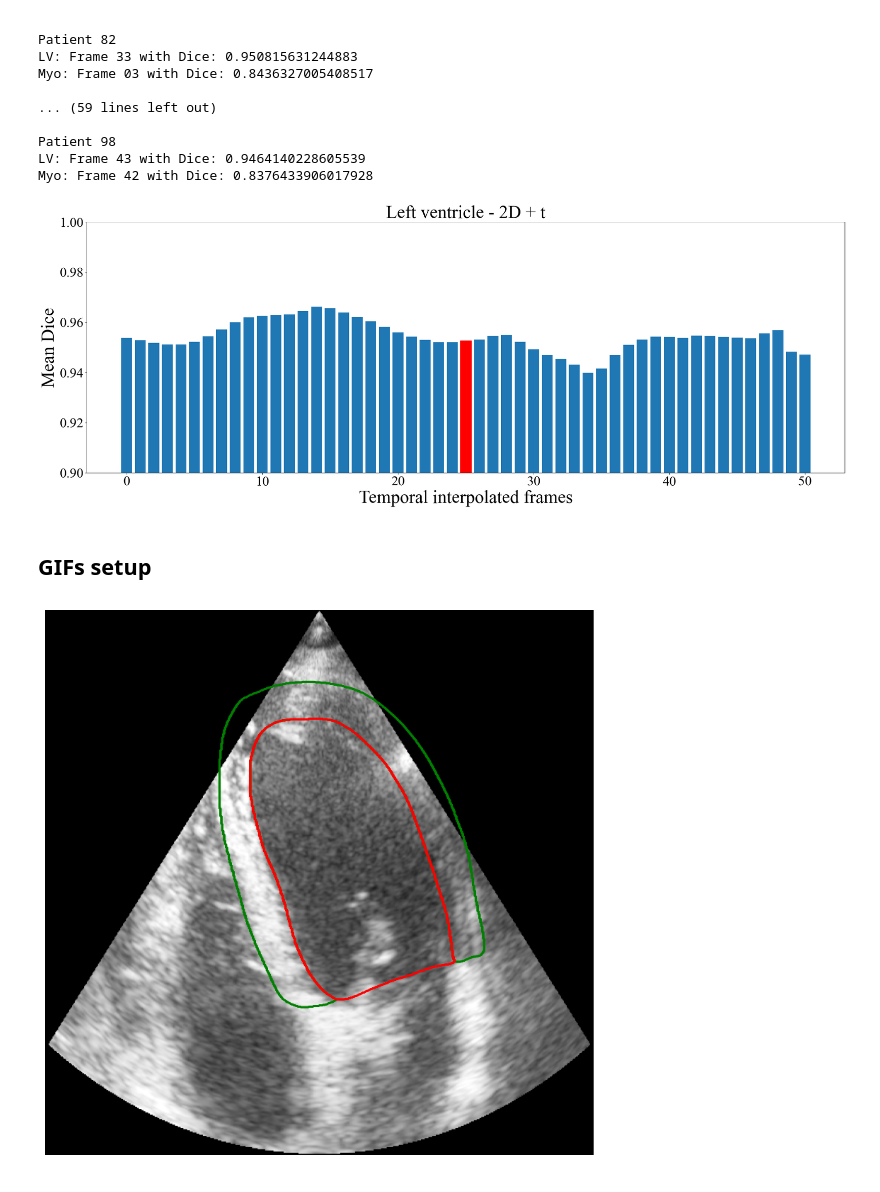
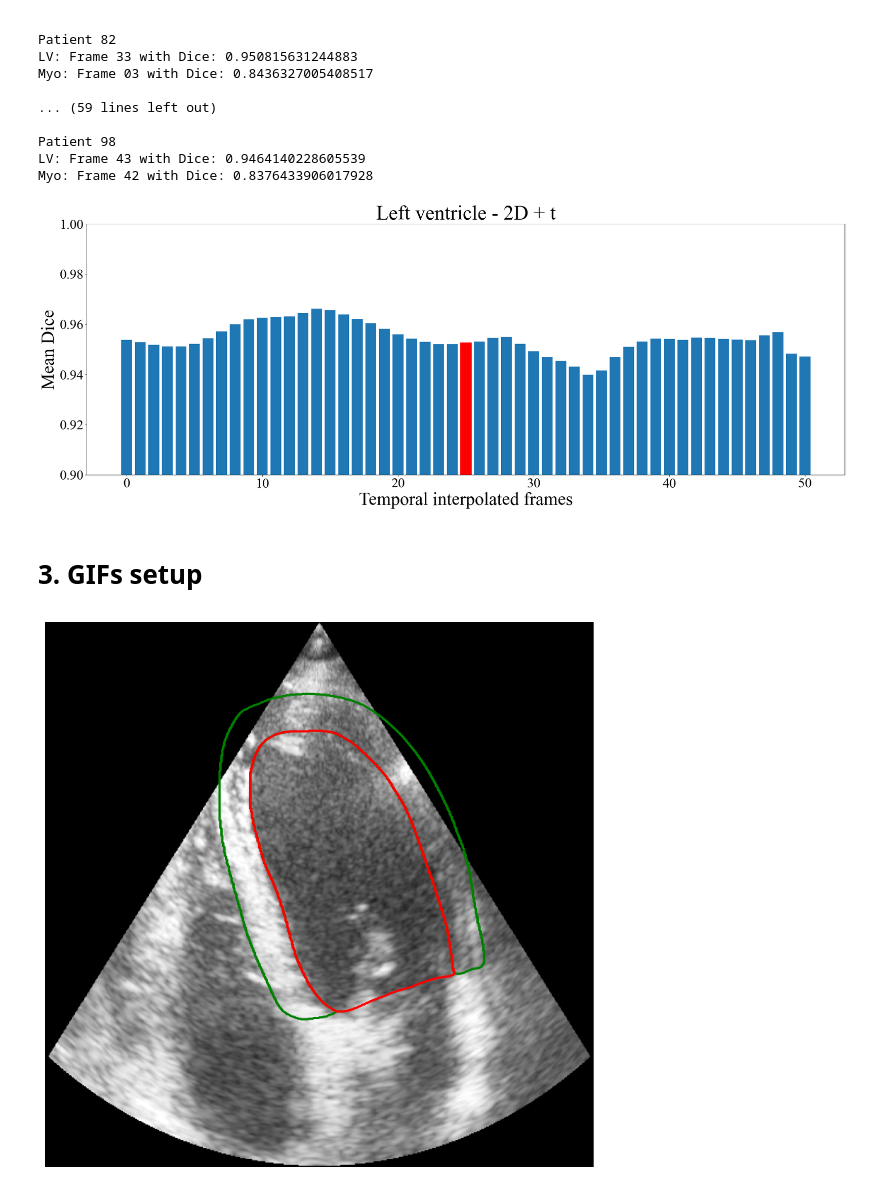
Before and after one commit to Uriiol1808/Degree-Final-Project, a Jupyter notebook: TFG - Temporal consistency.ipynb, the cells around one changed output. Drawn from its saved outputs; the diff is of its cells as text; code cells hidden in the pictures.

```diff
--- a/TFG - Temporal consistency.ipynb
+++ b/TFG - Temporal consistency.ipynb
@@ -130,23 +57,0 @@ plt.show()
-# %%
-seq_pred_path = 'patient0{}_4CH.nii'.format(patient, patient)
-seq_gt_path = 'D:/TFG/TED/database/patient0{}/patient0{}_4CH_sequence_gt.mhd'.format(patient, patient)
-seq_path = 'D:/TFG/TED/database/patient0{}/patient0{}_4CH_sequence.mhd'.format(patient, patient)
-
-seq_pred = io.imread(seq_pred_path, plugin='simpleitk')
-seq_gt = io.imread(seq_gt_path, plugin='simpleitk')
-seq = io.imread(seq_path, plugin='simpleitk')
-
-fig = plt.figure(figsize=(10, 10))
-gs = fig.add_gridspec(1, 1, hspace=0.1, wspace=0.1)
-(ax1) = gs.subplots(sharex='col', sharey='row')
-ax1.axis('off')
-
-ax1.imshow(seq[i], cmap='gray')
-# ax1.contour(seq_pred[i]==2, colors='g', linewidths = 0.5)
-# ax1.contour(seq_pred[i]==1, colors='r', linewidths = 0.5)
-ax1.contour(seq_gt[i]==2, colors='c', linewidths = 1, linestyles='dashed')
-ax1.contour(seq_gt[i]==1, colors='orange', linewidths = 1, linestyles='dashed')
-ax1.axis('auto')
-
-for ax in fig.get_axes():
-    ax.label_outer()
@@ -204,9 +57,0 @@ with imageio.get_writer('Patient0{}.gif'.format(patient), mode='I') as writer:
-# %%
-from IPython.display import Image, display, Markdown
-
-patient = '30' # patient
-path = 'D:/TFG/TED/individual_pred/animation/patient0{}/Patient0{}.gif'.format(patient, patient)
-
-with open(path,"rb") as f:
-    display(Markdown("<h1>Full cardiac cycle A4C from Patient0{}<h1>".format(patient)))
-    display(Image(data=f.read(), format='png', width=450, height=450))
@@ -768,23 +528,23 @@ for index in range(num_indices):
 # %%
 fig = plt.figure(figsize=(30, 10))
 gs = fig.add_gridspec(1, 1, hspace=0.1, wspace=0.1)
 ax1 = gs.subplots(sharex='col', sharey='row')
 csfont = {'fontname':'Times New Roman'}
-ax1.set_title("Left ventricle - 2D + t", fontsize=40, **csfont)
+ax1.set_title("Left ventricle - 2D + t", fontsize=45, **csfont)
 ax1.set_xlabel("Temporal interpolated frames", fontsize=40, **csfont)
 ax1.set_ylabel("Mean Dice", fontsize=40, **csfont)
 
 
 bars = ax1.bar(range(len(final_mean_array)), final_mean_array)
-bars[id_es_position].set_color('red')
+bars[25].set_color('red')
 ax1.set_ylim(0.9, 1.0)
 plt.xticks(fontsize=30, **csfont)
 plt.yticks(fontsize=30, **csfont)
 plt.show()
 # %% [output]
-[figure, old version]
+[figure, new version]
 # %% [markdown]
-## GIFs setup
+# 3. GIFs setup
 # %%
 patient = 80
 frame = 49
```
Also changed, not shown: parts of 37 cells of this notebook.
